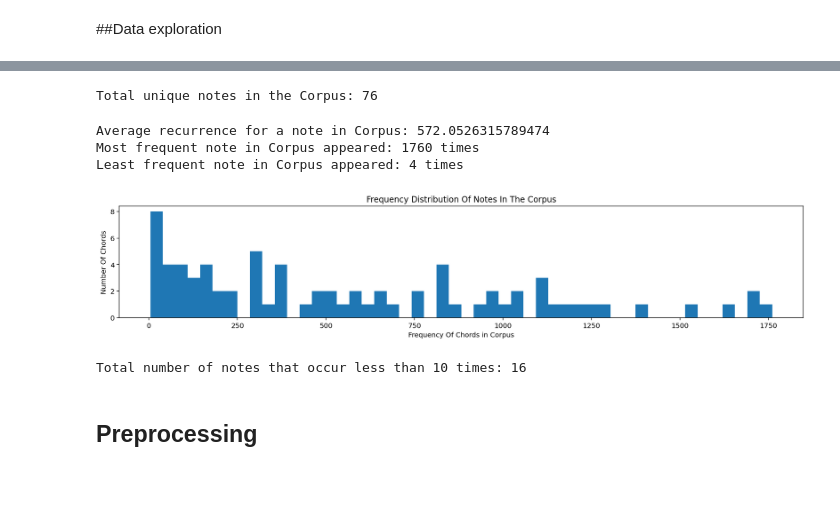
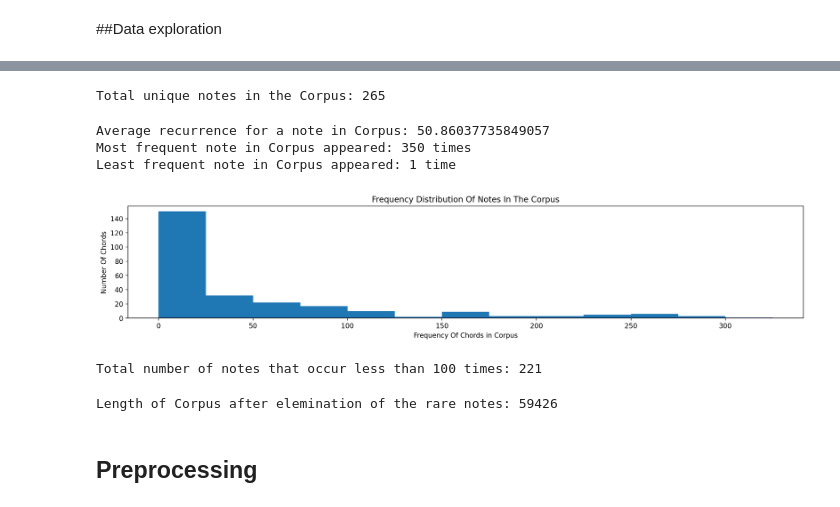
Before and after one commit to Karlobyo/composer_electronifire, a Jupyter notebook: notebooks/baseline_model.ipynb, the cells around one changed output, grey strips where cells are left out. Drawn from its saved outputs; the diff is of its cells as text; code cells hidden in the pictures.

```diff
--- a/notebooks/baseline_model.ipynb
+++ b/notebooks/baseline_model.ipynb
@@ -108,0 +74,19 @@ sample_files.to_csv(os.path.join("..", "data", "processed_data",
+# %%
+#Helping function
+def extract_notes(file):
+    notes = []
+    pick = None
+    for j in file:
+        songs = instrument.partitionByInstrument(j)
+        for part in songs.parts:
+            pick = part.recurse()
+            for element in pick:
+                if isinstance(element, note.Note):
+                    notes.append(str(element.pitch))
+                elif isinstance(element, chord.Chord):
+                    notes.append(".".join(str(n) for n in element.normalOrder))
+
+    return notes
+#Getting the list of notes as Corpus
+Corpus= extract_notes(all_midis)
+print("Total notes in all the Chopin midis in the dataset:", len(Corpus))
@@ -129,34 +101,51 @@ pitches = sample_files['pitch']
 # %%
-un_notes, counts = np.unique(pitches, return_counts=True)
-print("Total unique notes in the Corpus:", un_notes.shape[0])
+count_num = Counter(Corpus)
+print("Total unique notes in the Corpus:", len(count_num))
 # %% [output]
-Total unique notes in the Corpus: 76
+Total unique notes in the Corpus: 265
 # %%
+#Exploring the notes dictionary
+Notes = list(count_num.keys())
+Recurrence = list(count_num.values())
 #Average recurrenc for a note in Corpus
-def Average(array):
-    return sum(array) / len(array)
-print("Average recurrence for a note in Corpus:", Average(counts))
-print("Most frequent note in Corpus appeared:", max(counts), "times")
-print("Least frequent note in Corpus appeared:", min(counts), "times")
+def Average(lst):
+    return sum(lst) / len(lst)
+print("Average recurrence for a note in Corpus:", Average(Recurrence))
+print("Most frequent note in Corpus appeared:", max(Recurrence), "times")
+print("Least frequent note in Corpus appeared:", min(Recurrence), "time")
 # %% [output]
-Average recurrence for a note in Corpus: 572.0526315789474
-Most frequent note in Corpus appeared: 1760 times
-Least frequent note in Corpus appeared: 4 times
+Average recurrence for a note in Corpus: 50.86037735849057
+Most frequent note in Corpus appeared: 350 times
+Least frequent note in Corpus appeared: 1 time
 # %%
 # Plotting the distribution of Notes
 plt.figure(figsize=(18,3))
-plt.hist(counts, bins=50)
+bins = np.arange(0,(max(Recurrence)), 25)
+plt.hist(Recurrence, bins=bins)
 plt.title("Frequency Distribution Of Notes In The Corpus")
 plt.xlabel("Frequency Of Chords in Corpus")
 plt.ylabel("Number Of Chords")
 plt.show()
 # %% [output]
-[figure, old version]
+[figure, new version]
 # %%
 #Getting a list of rare chords
+rare_notes = []
+for index, (key, value) in enumerate(count_num.items()):
+    if value < 100:
+        rare_notes.append(key)
 
-print("Total number of notes that occur less than 10 times:", (counts<100).sum())
+print("Total number of notes that occur less than 100 times:", len(rare_notes))
 # %% [output]
-Total number of notes that occur less than 10 times: 16
+Total number of notes that occur less than 100 times: 221
+# %%
+#Eleminating the rare notes
+for element in Corpus:
+    if element in rare_notes:
+        Corpus.remove(element)
+
+print("Length of Corpus after elemination of the rare notes:", len(Corpus))
+# %% [output]
+Length of Corpus after elemination of the rare notes: 59426
 # %% [markdown]
 ## Preprocessing
```
Also changed, not shown: parts of 57 cells of this notebook, 1 other file.
